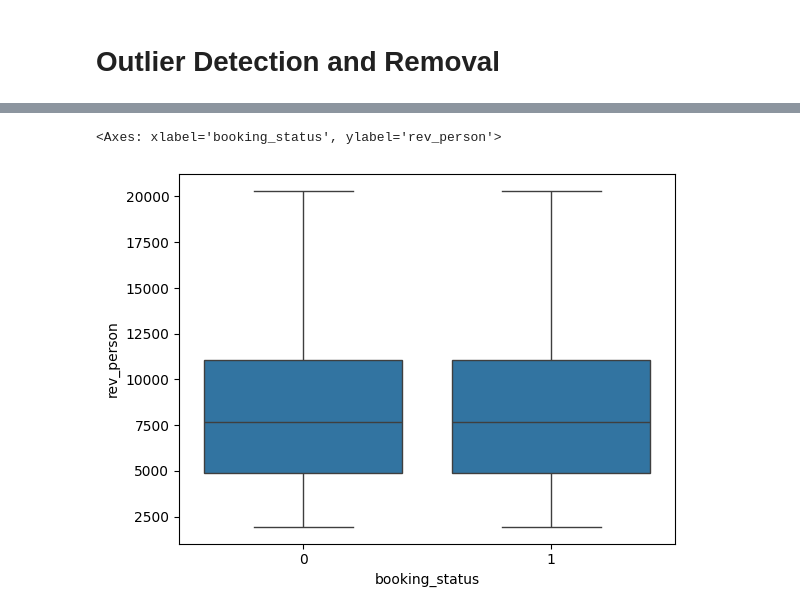
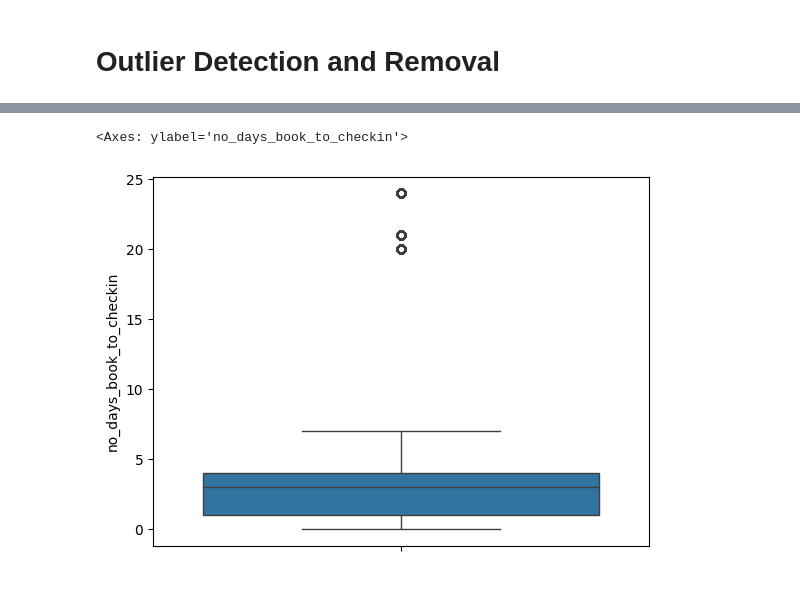
Before and after one commit to ddhanabalan/group-d-hotel-booking-mgmt-system, a Jupyter notebook: AIML/ml_hotel_management.ipynb, the cells around one changed output, grey strips where cells are left out. Cells and saved outputs as stored; diff of their text form; code cells hidden in the pictures.

```diff
--- a/AIML/ml_hotel_management.ipynb
+++ b/AIML/ml_hotel_management.ipynb
@@ -240,3 +198,8 @@ for column in data_set.columns:
+# %%
+sns.boxplot(data_set['no_days_book_to_checkin'])
+# %% [output]
+<Axes: ylabel='no_days_book_to_checkin'>
+[figure, added]
 # %%
 def iqr_method(outlier):
     #Removing Outliers using IQR Method
@@ -249,11 +212,5 @@ def iqr_method(outlier):
     data_set.loc[(data_set[outlier]>upper_limit),outlier]=upper_limit
     data_set.loc[(data_set[outlier]<lower_limit),outlier]=lower_limit
 # %%
-iqr_method('rev_person')
 iqr_method('revenue_generated')
-iqr_method('no_guests')
 iqr_method('no_days_book_to_checkin')
-sns.boxplot(y='rev_person',x='booking_status',data=data_set)
-# %% [output]
-<Axes: xlabel='booking_status', ylabel='rev_person'>
-[figure, removed]
```
Also changed, not shown: parts of 82 cells of this notebook, 2 other files.
